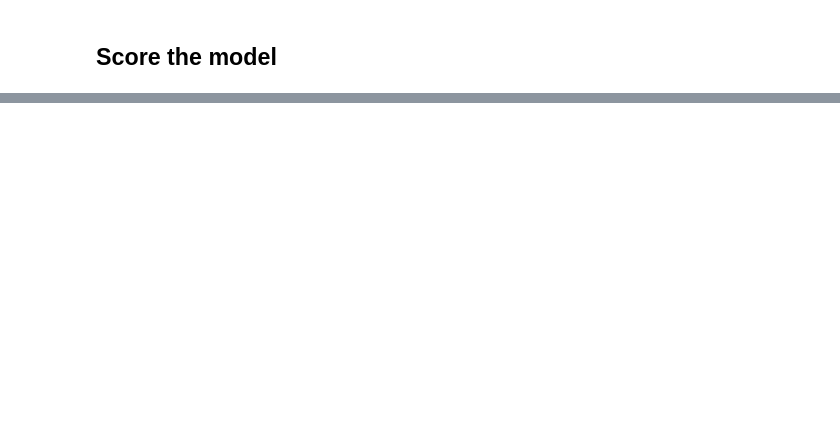
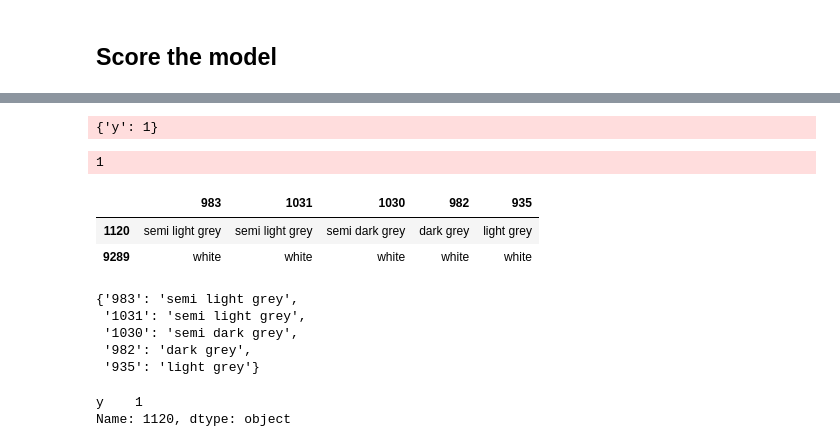
Before and after one commit to friedforfun/Data-Mining-Machine-Learning-CW, a Jupyter notebook: Tasks/Task 7 - Beyond Naive Bayse.ipynb, the cells around one changed output, grey strips where cells are left out. Saved outputs shown, nothing was run; the diff lists cells and outputs as text; code cells hidden in the pictures; blank space fills up the shorter version.

```diff
--- a/Tasks/Task 7 - Beyond Naive Bayse.ipynb
+++ b/Tasks/Task 7 - Beyond Naive Bayse.ipynb
@@ -167,0 +193,37 @@ a
+# %%
+ev = x_test.iloc[789].to_dict()
+
+q = infer.map_query(variables=['y'], evidence=ev)
+print()
+print()
+print(q)
+# %% [output]
+{'y': 1}
+# %%
+ev = x_test.iloc[0].to_dict()
+
+q = infer_nb.map_query(variables=['y'], evidence=ev)
+print()
+print()
+print(q.get('y'))
+# %% [output]
+1
+# %%
+x_test.iloc[788:790]
+# %% [output]
+|  | 983 | 1031 | 1030 | 982 | 935 |
+| 1120 | semi light grey | semi light grey | semi dark grey | dark grey | light grey |
+| 9289 | white | white | white | white | white |
+# %%
+x_test.iloc[788].to_dict()
+# %% [output]
+{'983': 'semi light grey',
+ '1031': 'semi light grey',
+ '1030': 'semi dark grey',
+ '982': 'dark grey',
+ '935': 'light grey'}
+# %%
+y_test.iloc[788]
+# %% [output]
+y    1
+Name: 1120, dtype: object
```
Also changed, not shown: parts of 23 cells of this notebook, 2 other files.
